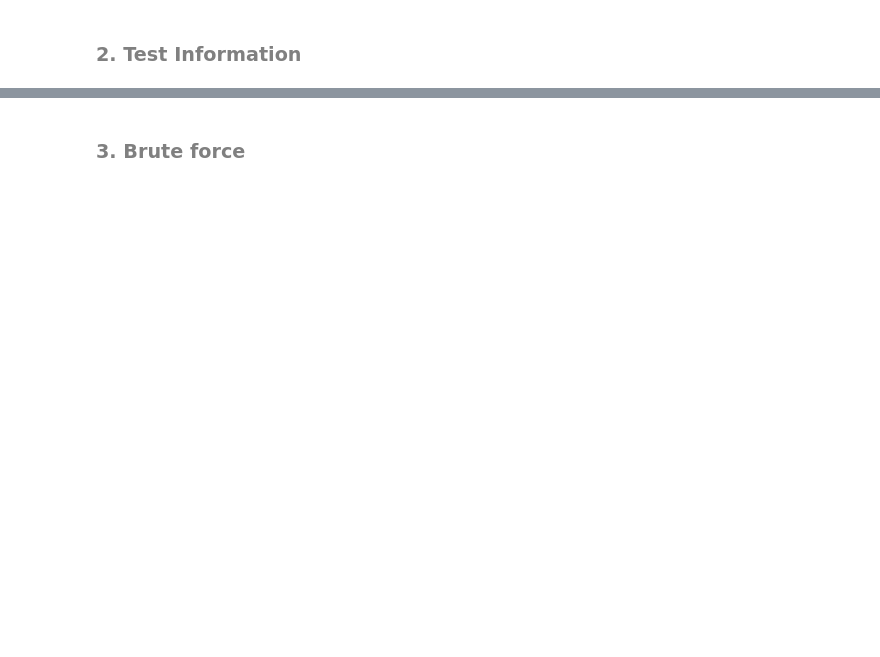
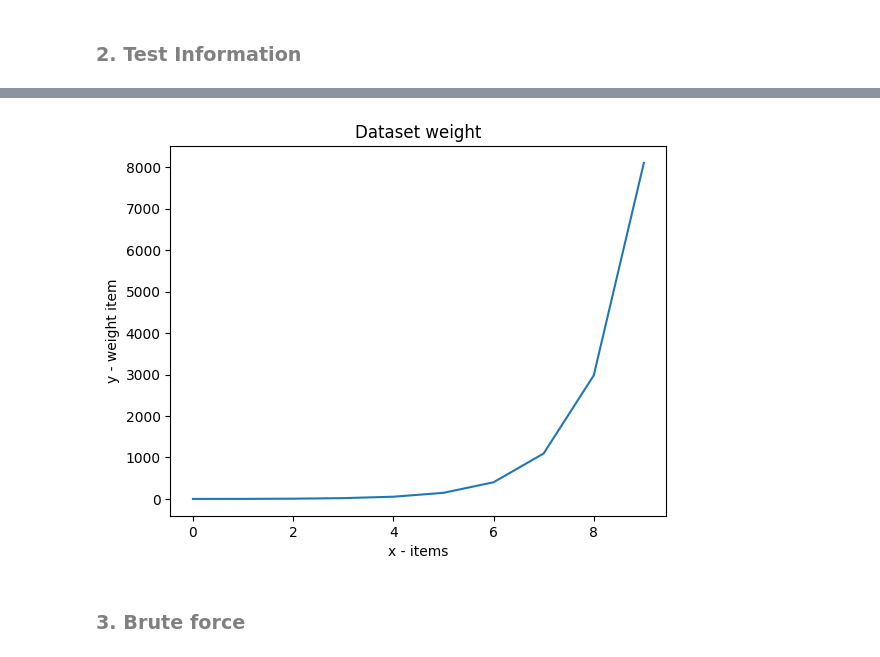
Before and after one commit to zestones/Knapsack-problem, a Jupyter notebook: knapsack.ipynb, the cells around one changed output, grey strips where cells are left out. Cells and saved outputs as stored; diff of their text form; code cells hidden in the pictures; blank space fills up the shorter version.

Commit message:
feat: add exponentional + add graph

```diff
--- a/knapsack.ipynb
+++ b/knapsack.ipynb
@@ -299,3 +312,30 @@ value = 809 - weight = 878
+# %%
+# importing the required module
+import matplotlib.pyplot as plt
+
+sorted_items = choosed_items
+sorted_items.sort(key=lambda x: x.weight)
+
+x, y = [], []
+for i in range (0, len(sorted_items)):
+    x.append(i)
+    y.append(sorted_items[i].weight)
+
+# plotting the points
+plt.plot(x, y)
+
+# naming the x axis
+plt.xlabel('x - items')
+# naming the y axis
+plt.ylabel('y - weight item')
+
+# giving a title to my graph
+plt.title('Dataset weight')
+
+# function to show the plot
+plt.show()
+# %% [output]
+[figure, added]
 # %% [markdown]
 ### <span style="color: grey"> 3. Brute force</span>
 # %%
```
Also changed, not shown: parts of 12 cells of this notebook.
